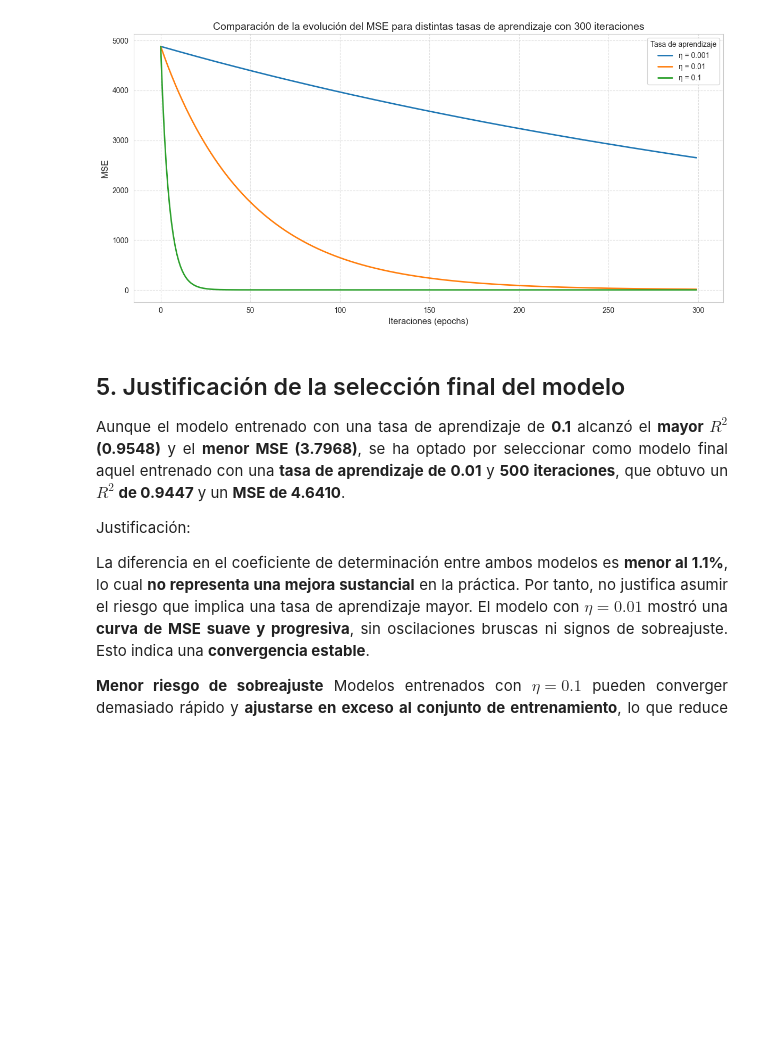
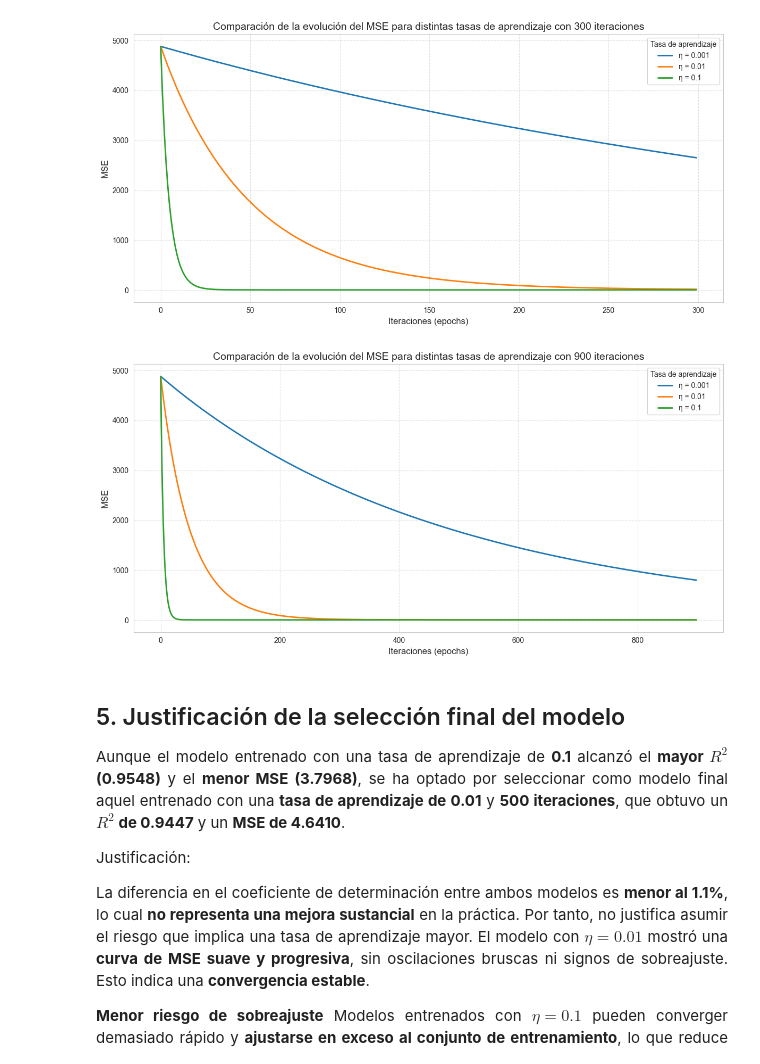
Before and after one commit to MiriamDonas00022423/ProyectoNumericoBurdenShots, a Jupyter notebook: my_regression_app/notebook/linear_regression.ipynb, the cells around one changed output. Saved outputs shown, nothing was run; the diff lists cells and outputs as text; code cells hidden in the pictures; blank space fills up the shorter version.

Commit message:
Changes odf models

```diff
--- a/my_regression_app/notebook/linear_regression.ipynb
+++ b/my_regression_app/notebook/linear_regression.ipynb
@@ -1874,6 +1870,32 @@ plt.tight_layout()
 plt.show()
 # %% [output]
 [figure]
+# %%
+# Compara cómo evoluciona el error (MSE) durante el entrenamiento para distintas tasas de aprendizaje (η)
+learning_rates = [0.001, 0.01, 0.1]
+errores_por_lr = {}
+
+# Entrena un modelo con cada tasa de aprendizaje y almacena el historial de errores por iteración
+for lr in learning_rates:
+    modelo = MultipleLinearRegressionGradientDescent(n_iterations=900, learning_rate=lr)
+    modelo.fit(X_train_scaled, y_train)
+    errores_por_lr[lr] = modelo.errors
+
+# Grafica la evolución del MSE para cada una de las tasas de aprendizaje
+plt.figure(figsize=(12, 6))
+
+for lr, errores in errores_por_lr.items():
+    plt.plot(range(len(errores)), errores, label=f'η = {lr}', linewidth=2)
+
+plt.title('Comparación de la evolución del MSE para distintas tasas de aprendizaje con 900 iteraciones', fontsize=14)
+plt.xlabel('Iteraciones (epochs)', fontsize=12)
+plt.ylabel('MSE', fontsize=12)
+plt.legend(title='Tasa de aprendizaje')
+plt.grid(True, linestyle='--', alpha=0.6)
+plt.tight_layout()
+plt.show()
+# %% [output]
+[figure, added]
 # %% [markdown]
 <div style="text-align:justify; line-height: 1.9; ">
 
```
Also changed, not shown: parts of 10 cells of this notebook, 1 other file.
